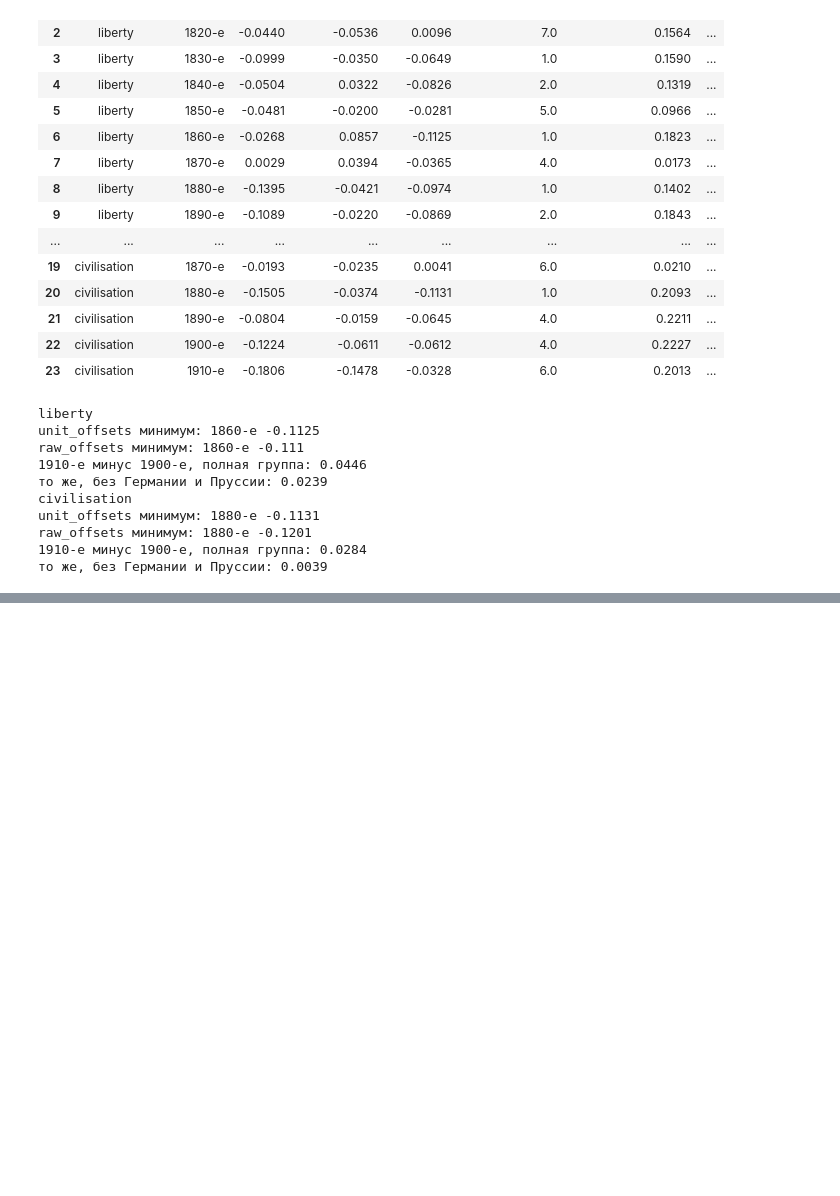
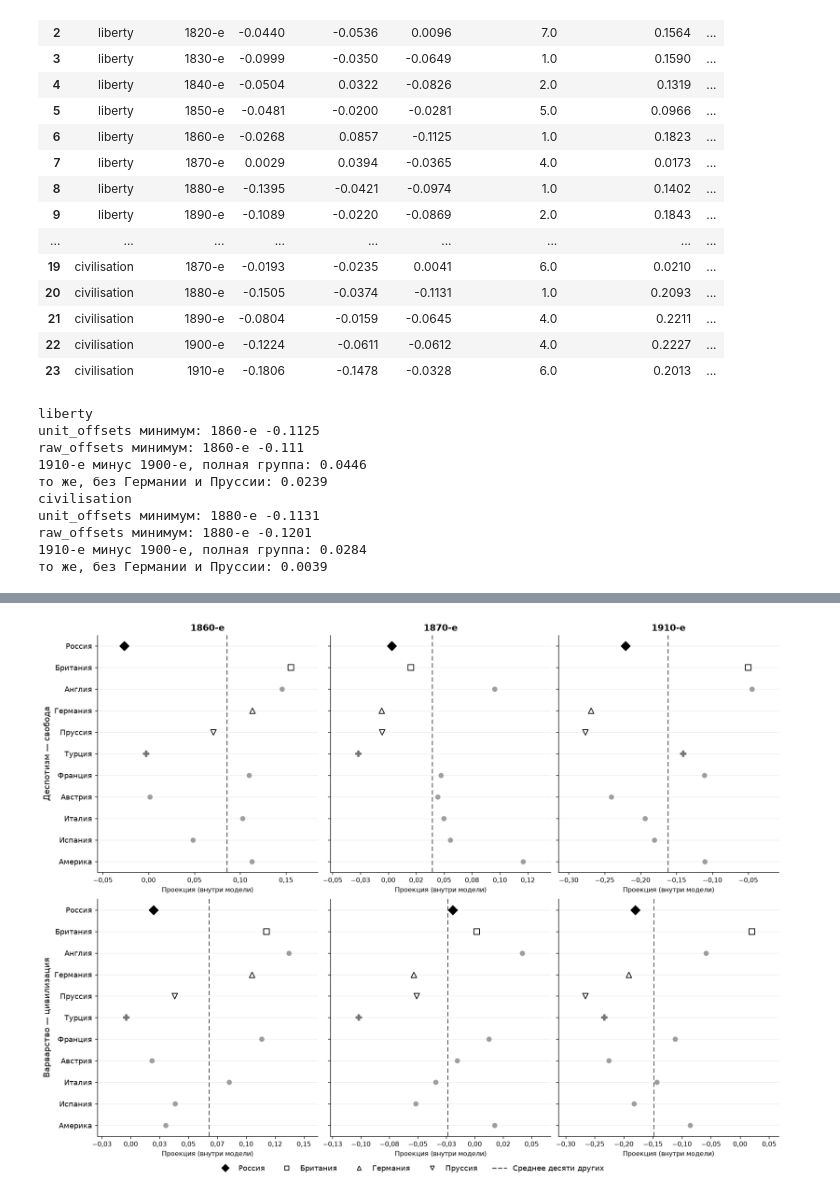
Before and after one commit to alexeyvkuznetsov/british-press-semantic-change, a Jupyter notebook: 02_russia_axes.ipynb, the cells around one changed output, grey strips where cells are left out. Cells and saved outputs as stored; diff of their text form; code cells hidden in the pictures; blank space fills up the shorter version.

```diff
--- a/02_russia_axes.ipynb
+++ b/02_russia_axes.ipynb
@@ -602,0 +616,52 @@ raw_offsets минимум: 1880-е -0.1201
+# %%
+selected=['1860-е','1870-е','1910-е']
+labels={'russia':'Россия','britain':'Британия','england':'Англия',
+ 'germany':'Германия','prussia':'Пруссия','turkey':'Турция','france':'Франция',
+ 'austria':'Австрия','italy':'Италия','spain':'Испания','america':'Америка'}
+row_order=['russia','britain','england','germany','prussia','turkey',
+           'france','austria','italy','spain','america']
+y=np.arange(len(row_order))
+fig,axs=plt.subplots(2,3,figsize=(14,10.5),layout='constrained')
+for i,axis in enumerate(C.WORKING_AXES):
+    for j,lab in enumerate(selected):
+        ax=axs[i,j]
+        scores=proj[axis].loc[lab]
+        mean_others=float(scores[controls].mean())
+        ax.axvline(mean_others,color='0.3',lw=1.2,linestyle=(0,(5,3)),zorder=1)
+        for k,w in enumerate(row_order):
+            v=float(scores[w]); focus=w=='russia'
+            if focus:
+                ax.scatter(v,k,marker='D',s=78,color='black',zorder=4)
+            elif w in ('germany','prussia'):
+                ax.scatter(v,k,marker='^' if w=='germany' else 'v',s=55,
+                           edgecolor='black',facecolor='white',lw=1.1,zorder=3)
+            elif w=='britain':
+                ax.scatter(v,k,marker='s',s=52,edgecolor='black',facecolor='white',lw=1.1,zorder=3)
+            elif w=='turkey':
+                ax.scatter(v,k,marker='P',s=52,color='0.45',zorder=3)
+            else:
+                ax.scatter(v,k,marker='o',s=36,color='0.62',zorder=2)
+        # Расстояния разных десятилетий не интерпретируются как общая шкала.
+        ax.set_yticks(y)
+        ax.set_yticklabels([labels[w] for w in row_order] if j==0 else [])
+        ax.invert_yaxis()
+        ax.grid(axis='y',color='0.92',linewidth=.7)
+        ax.set_axisbelow(True)
+        ax.xaxis.set_major_formatter(FuncFormatter(axis_tick))
+        ax.tick_params(axis='x',labelsize=9)
+        ax.set_xlabel('Проекция (внутри модели)',fontsize=9)
+        if i==0:ax.set_title(lab,weight='bold',fontsize=12)
+        if j==0:ax.set_ylabel(STYLE[axis]['title'][3:],fontsize=11)
+        vmin,vmax=float(scores.min()),float(scores.max())
+        pad=max(.025,(vmax-vmin)*.16)
+        ax.set_xlim(vmin-pad,vmax+pad)
+handles=[Line2D([0],[0],marker='D',color='black',linestyle='None',markersize=7,label='Россия'),
+         Line2D([0],[0],marker='s',markerfacecolor='white',markeredgecolor='black',linestyle='None',label='Британия'),
+         Line2D([0],[0],marker='^',markerfacecolor='white',markeredgecolor='black',linestyle='None',label='Германия'),
+         Line2D([0],[0],marker='v',markerfacecolor='white',markeredgecolor='black',linestyle='None',label='Пруссия'),
+         Line2D([0],[0],color='0.3',linestyle='--',label='Среднее десяти других')]
+fig.legend(handles=handles,loc='outside lower center',ncol=5,frameon=False,fontsize=10)
+save_pub(fig,'fig3_countries_selected_decades')
+plt.show()
+# %% [output]
+[figure, added]
```
Also changed, not shown: parts of 27 cells of this notebook, 9 other files.
